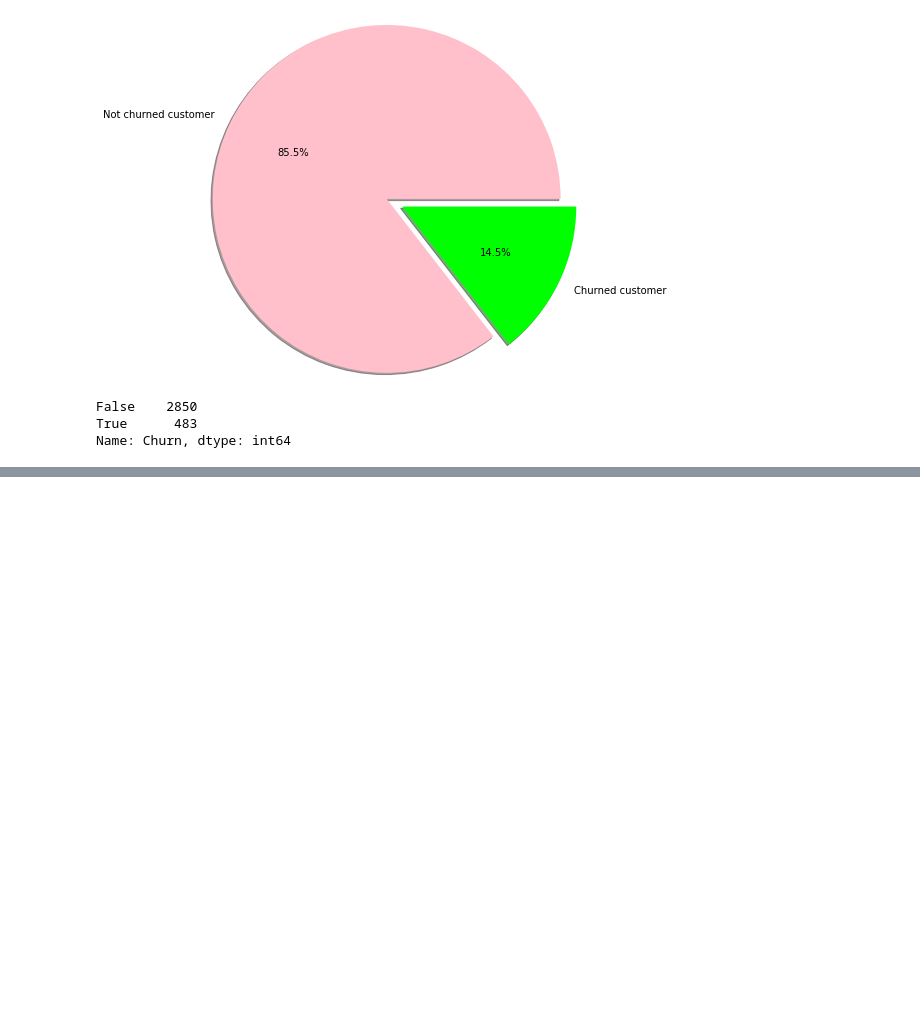
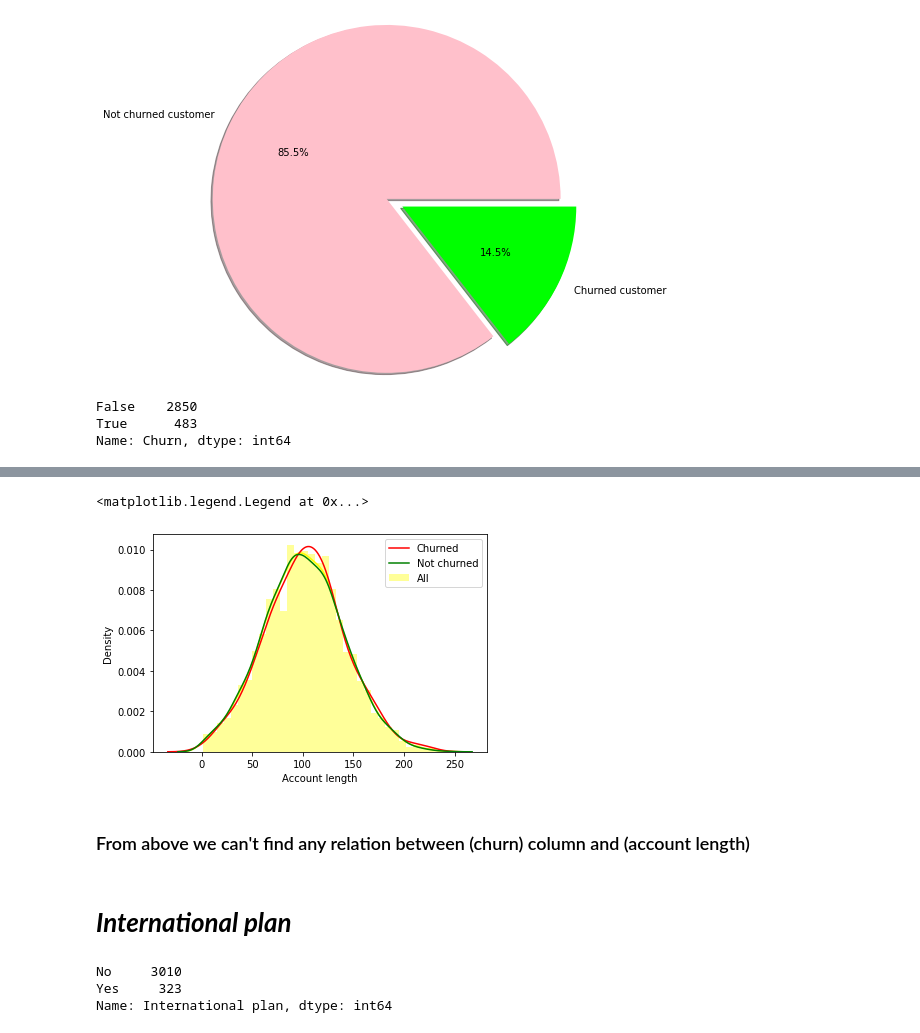
Before and after one commit to Ajinkya-dak/Exploratory-Data-Analysis-of-telecom-churn-dataset, a Jupyter notebook: Telecom_churn_(capstone_project_1)_.ipynb, the cells around one changed output, grey strips where cells are left out. Saved outputs shown, nothing was run; the diff lists cells and outputs as text; code cells hidden in the pictures; blank space fills up the shorter version.

```diff
--- a/Telecom_churn_(capstone_project_1)_.ipynb
+++ b/Telecom_churn_(capstone_project_1)_.ipynb
@@ -203,0 +269,21 @@ Name: Churn, dtype: int64
+# %%
+#comparison of churned account length and not churned account length
+sns.distplot(churn_df['Account length'],color = 'yellow',label="All")
+sns.distplot(cust_churn_df['Account length'],color = "red",hist=False,label="Churned")
+sns.distplot(cust_not_churn_df['Account length'],color = 'green',hist= False,
+             label="Not churned")
+plt.legend()
+# %% [output]
+<matplotlib.legend.Legend at 0x...>
+[figure, added]
+# %% [markdown]
+### From above we can't find any relation between (churn) column and (account length)
+# %% [markdown]
+# ***International plan***
+# %%
+# calculate count of customer with and without international plan
+churn_df['International plan'].value_counts()
+# %% [output]
+No     3010
+Yes     323
+Name: International plan, dtype: int64
```
Also changed, not shown: parts of 18 cells of this notebook.
